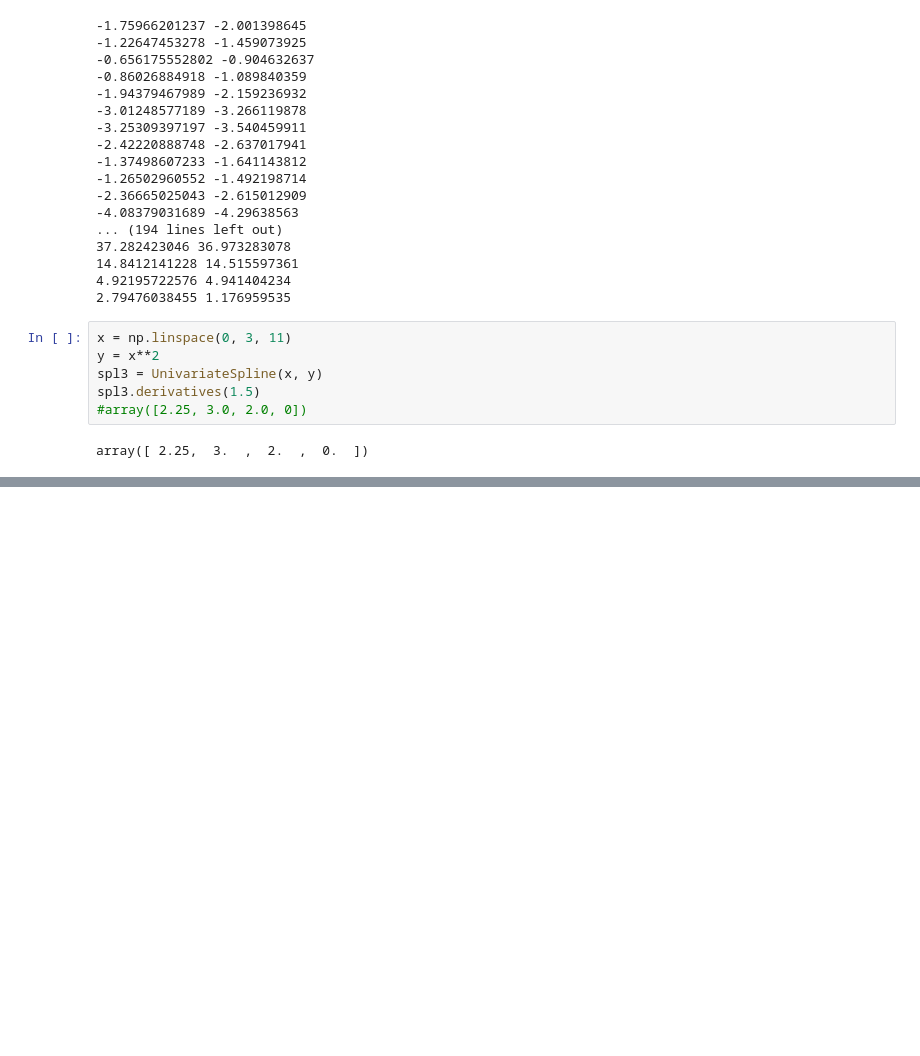
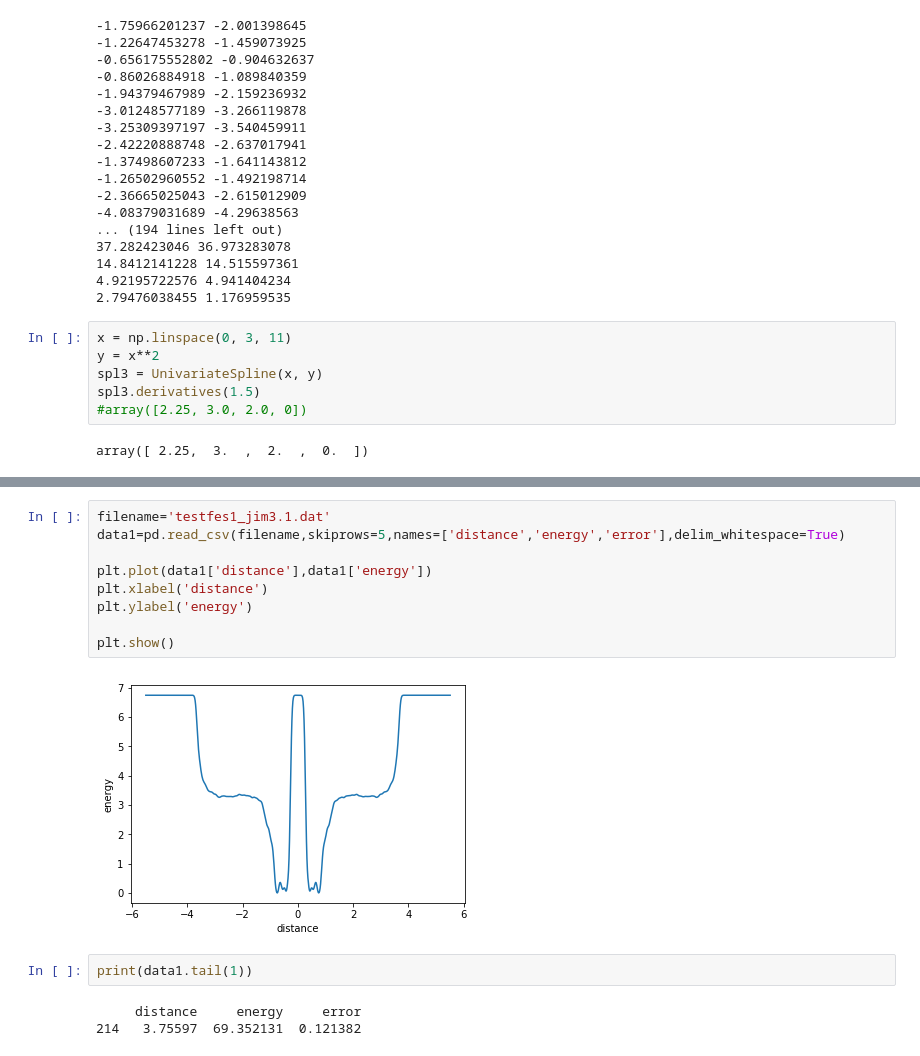
Before and after one commit to garrettd2225/Triazine-project, a Jupyter notebook: Metad_graphs_idunno.ipynb, the cells around one changed output, grey strips where cells are left out. Saved outputs shown, nothing was run; the diff lists cells and outputs as text; blank space fills up the shorter version.

```diff
--- a/Metad_graphs_idunno.ipynb
+++ b/Metad_graphs_idunno.ipynb
@@ -236,0 +416,16 @@ array([ 2.25,  3.  ,  2.  ,  0.  ])
+# %%
+filename='testfes1_jim3.1.dat'
+data1=pd.read_csv(filename,skiprows=5,names=['distance','energy','error'],delim_whitespace=True)
+
+plt.plot(data1['distance'],data1['energy'])
+plt.xlabel('distance')
+plt.ylabel('energy')
+
+plt.show()
+# %% [output]
+[figure, added]
+# %%
+print(data1.tail(1))
+# %% [output]
+     distance     energy     error
+214   3.75597  69.352131  0.121382
```
Also changed, not shown: parts of 9 cells of this notebook.
